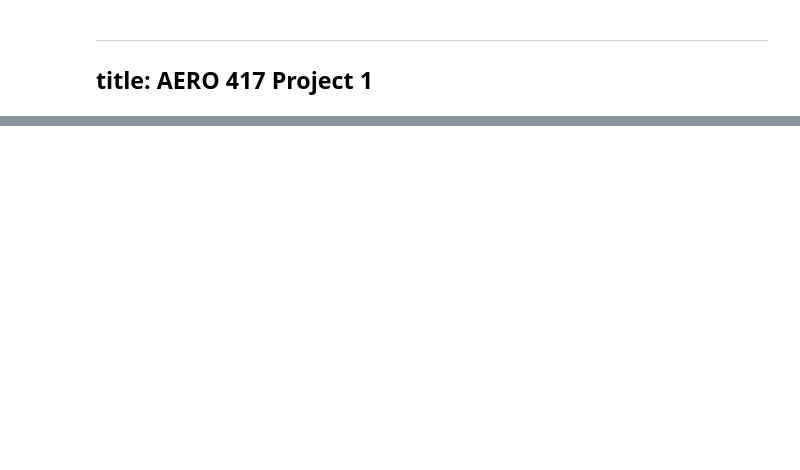
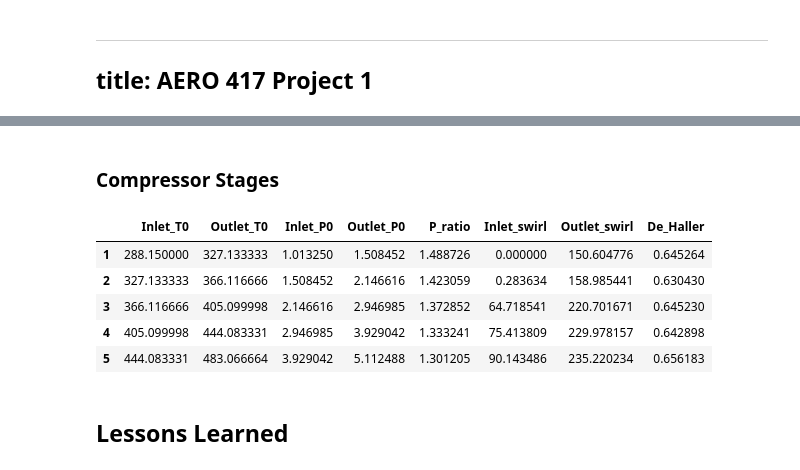
Before and after one commit to jjermstad24/Fall_2024_Classes, a Jupyter notebook: AERO_417/Project_1.ipynb, the cells around one changed output, grey strips where cells are left out. Saved outputs shown, nothing was run; the diff lists cells and outputs as text; code cells hidden in the pictures; blank space fills up the shorter version.

```diff
--- a/AERO_417/Project_1.ipynb
+++ b/AERO_417/Project_1.ipynb
@@ -326,0 +327,71 @@ Mean- 0.12006348687925075
+# %% [markdown]
+### Compressor Stages
+# %%
+Beta1 = np.arctan(U_mean[0]/C_axial)
+V1 = C_axial/np.cos(Beta1)
+V2 = 0.72*V1
+Beta2 = np.arccos(C_axial/V2)
+
+work_done = [max(0.98-i*0.05,0.83) for i in range(num_stages)]
+
+temperature_rise = [(T02-T01)/5 for _ in range(num_stages)]
+
+C1_swirl = [0]
+swirl_change = (Cp*temperature_rise[0]/work_done[0]+U_mean[0]*C1_swirl[-1])/U_mean[1]
+C2_swirl = [C1_swirl[-1]+swirl_change]
+
+Beta1 = np.arctan(U_mean[0]/C_axial)
+Alpha1 = np.arctan(C1_swirl[-1]/C_axial)
+Beta2 = np.arctan((U_mean[0]-C2_swirl[-1])/C_axial)
+Alpha2 = np.arctan(C2_swirl[-1]/C_axial)
+
+De_Haller = [np.cos(Beta1)/np.cos(Beta2)]
+
+P_ratio = [(1+compressor_polytropic_efficiency*temperature_rise[0]/T01)**(gamma/(gamma-1))]
+
+Inlet_P0 = [P01]
+Outlet_P0 = [P_ratio[-1]*P01]
+
+Inlet_T0 = [T01]
+Outlet_T0 = [T01+temperature_rise[0]]
+
+Lambda = [1-(C2_swirl[-1]+C1_swirl[-1])/2/U_mean[0],0.7]
+Lambda.extend((num_stages-2)*[0.5])
+
+def beta_equations(x,idx):
+    return [temperature_rise[idx]*Cp/work_done[idx]/C_axial/U_mean[idx]-(np.tan(x[0])-np.tan(x[1])),
+            Lambda[idx]/C_axial*2*U_mean[idx]-(np.tan(x[0])+np.tan(x[1]))]
+
+for stage_num in range(1,num_stages):
+    Beta1,Beta2 = fsolve(beta_equations,[1,1],args=stage_num)
+    Alpha1 = np.arctan(U_mean[stage_num]/C_axial-np.tan(Beta1))
+    Alpha2 = np.arctan(U_mean[stage_num]/C_axial-np.tan(Beta2))
+    C1_swirl.append(C_axial*np.tan(Alpha1))
+    C2_swirl.append(C_axial*np.tan(Alpha2))
+    De_Haller.append(np.cos(Beta1)/np.cos(Beta2))
+    P_ratio.append((1+compressor_polytropic_efficiency*temperature_rise[stage_num]/Outlet_T0[-1])**(gamma/(gamma-1)))
+    Inlet_P0.append(Outlet_P0[-1])
+    Outlet_P0.append(P_ratio[-1]*Inlet_P0[-1])
+    Inlet_T0.append(Outlet_T0[-1])
+    Outlet_T0.append(Inlet_T0[-1]+temperature_rise[stage_num])
+
+df = {"Inlet_T0":Inlet_T0,
+      "Outlet_T0":Outlet_T0,
+      "Inlet_P0":Inlet_P0,
+      "Outlet_P0":Outlet_P0,
+      "P_ratio":P_ratio,
+      "Inlet_swirl":C1_swirl,
+      "Outlet_swirl":C2_swirl,
+      "De_Haller":De_Haller}
+df = pd.DataFrame(df)
+df.index+=1
+df
+# %% [output]
+|  | Inlet_T0 | Outlet_T0 | Inlet_P0 | Outlet_P0 | P_ratio | Inlet_swirl | Outlet_swirl | De_Haller |
+| 1 | 288.150000 | 327.133333 | 1.013250 | 1.508452 | 1.488726 | 0.000000 | 150.604776 | 0.645264 |
+| 2 | 327.133333 | 366.116666 | 1.508452 | 2.146616 | 1.423059 | 0.283634 | 158.985441 | 0.630430 |
+| 3 | 366.116666 | 405.099998 | 2.146616 | 2.946985 | 1.372852 | 64.718541 | 220.701671 | 0.645230 |
+| 4 | 405.099998 | 444.083331 | 2.946985 | 3.929042 | 1.333241 | 75.413809 | 229.978157 | 0.642898 |
+| 5 | 444.083331 | 483.066664 | 3.929042 | 5.112488 | 1.301205 | 90.143486 | 235.220234 | 0.656183 |
+# %% [markdown]
+## Lessons Learned
```
Also changed, not shown: parts of 10 cells of this notebook.
